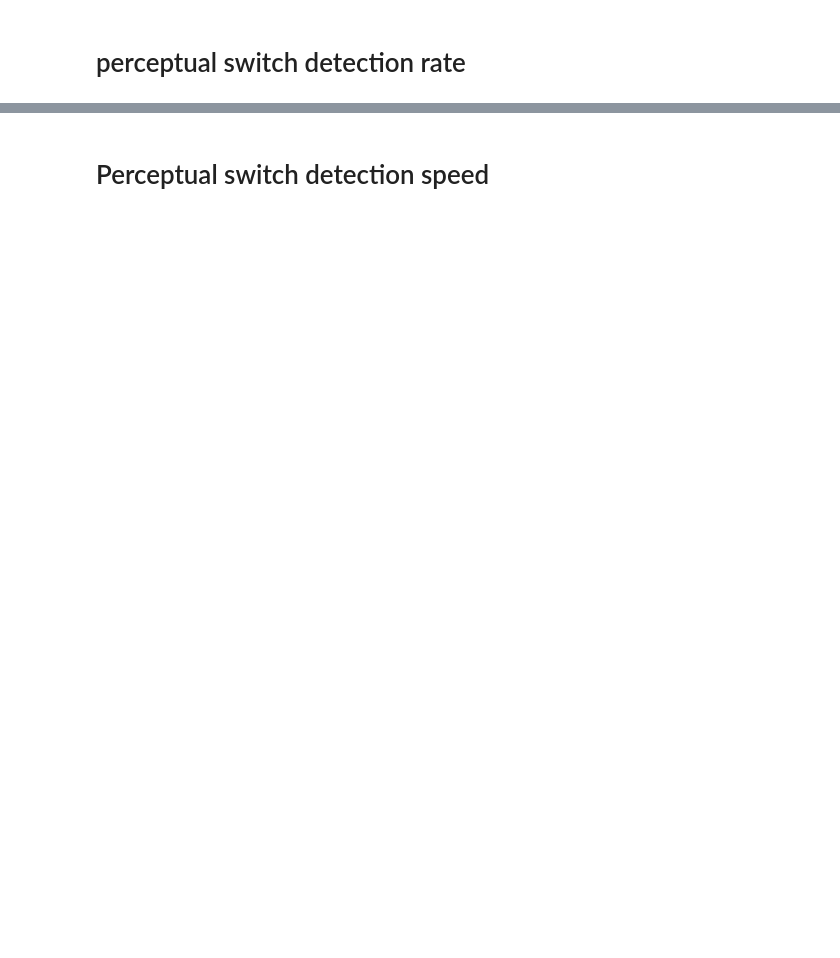
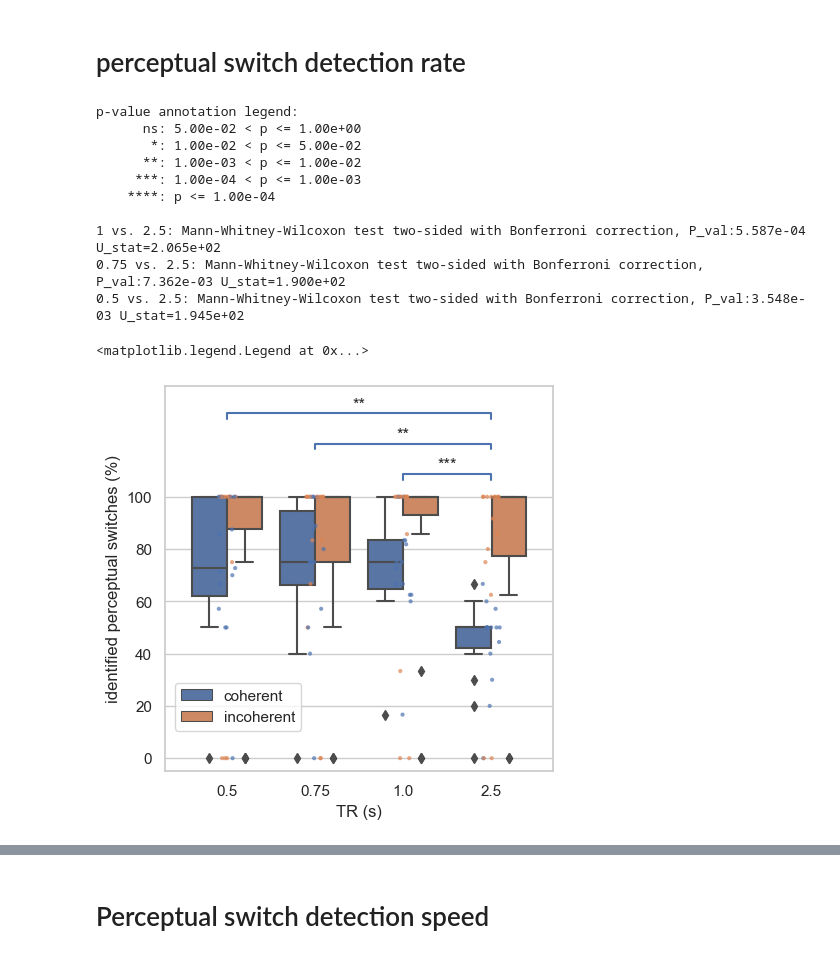
Before and after one commit to CIBIT-UC/vpmbtr, a Jupyter notebook: scripts/step-06_fc.ipynb, the cells around one changed output, grey strips where cells are left out. Drawn from its saved outputs; the diff is of its cells as text; code cells hidden in the pictures; blank space fills up the shorter version.

```diff
--- a/scripts/step-06_fc.ipynb
+++ b/scripts/step-06_fc.ipynb
@@ -329,0 +347,4 @@ for tr_idx,tr in enumerate(tr_list):
+# %%
+# convert n_ps_detected_mt_coherent to percentage
+df['n_ps_detected_mt_coherent_percent'] = df['n_ps_detected_mt_coherent']*100
+df['n_ps_detected_mt_incoherent_percent'] = df['n_ps_detected_mt_incoherent']*100
@@ -329,0 +359,14 @@ for tr_idx,tr in enumerate(tr_list):
+# %%
+# create new dataframe with df['feedback_mt_indexoffirstone_coherent_mean_secs'] and df['feedback_mt_indexoffirstone_incoherent_mean_secs']
+# with a new column named trial type with coeherent and incoherent and the tr as a column
+
+df2 = pd.DataFrame(columns=['subject','tr','run','trial_type','n_ps_detected_mt_percent','feedback_mt_indexoffirstone_mean_secs'])
+
+for ss,subject in enumerate(subject_list):
+
+        for tt,tr in enumerate(tr_list):
+
+            for rr,run in enumerate(run_list):
+
+                df2.loc[len(df2)] = [subject, tr, run, 'coherent',   df.loc[(df['subject']==subject) & (df['tr']==tr) & (df['run']==run),'n_ps_detected_mt_coherent_percent'].values[0], df.loc[(df['subject']==subject) & (df['tr']==tr) & (df['run']==run),'feedback_mt_indexoffirstone_coherent_mean_secs'].values[0]]
+                df2.loc[len(df2)] = [subject, tr, run, 'incoherent', df.loc[(df['subject']==subject) & (df['tr']==tr) & (df['run']==run),'n_ps_detected_mt_incoherent_percent'].values[0], df.loc[(df['subject']==subject) & (df['tr']==tr) & (df['run']==run),'feedback_mt_indexoffirstone_incoherent_mean_secs'].values[0]]
@@ -338,3 +394,41 @@ TR_pairs = list(combinations(TRs, r=2))
+# %%
+# figure - boxplot of feedback_mt_indexoffirstone_incoherent_mean_secs per TR across subjects using seaborn
+fig = plt.figure(figsize=(5,5))
+cmap = sns.color_palette()
+sns.set(style="whitegrid")
+
+# boxplot with coherent and incoherent trials together grouped by tr
+ax = sns.boxplot(x="tr", y="n_ps_detected_mt_percent",
+            hue="trial_type", palette=cmap,
+            data=df2)
+
+# overlay jittered data points
+sns.stripplot(x='tr',y='n_ps_detected_mt_percent',data=df2,hue='trial_type',jitter=True,alpha=0.7,size=3)
+
+ax.set_ylabel('identified perceptual switches (%)')
+ax.set_xlabel('TR (s)')
+ax.set_yticks([0,20,40,60,80,100])
+
+annotator = Annotator(ax, TR_pairs, data=df2[df2['trial_type']=='coherent'], x='tr', y='n_ps_detected_mt_percent', order=TRs)
+annotator.configure(test='Mann-Whitney', text_format='star', loc='inside', verbose=1, comparisons_correction='bonferroni',hide_non_significant=True, line_offset_to_group=10, color=cmap[0])
+annotator.apply_and_annotate()
+
+# set legend to the first two handles and position to y = 8
+handles, labels = ax.get_legend_handles_labels()
+ax.legend(handles[0:2], labels[0:2], title="",loc='upper left', bbox_to_anchor=(0.005, 0.25))
+# %% [output]
+p-value annotation legend:
+      ns: 5.00e-02 < p <= 1.00e+00
+       *: 1.00e-02 < p <= 5.00e-02
+      **: 1.00e-03 < p <= 1.00e-02
+     ***: 1.00e-04 < p <= 1.00e-03
+    ****: p <= 1.00e-04
+
+1 vs. 2.5: Mann-Whitney-Wilcoxon test two-sided with Bonferroni correction, P_val:5.587e-04 U_stat=2.065e+02
+0.75 vs. 2.5: Mann-Whitney-Wilcoxon test two-sided with Bonferroni correction, P_val:7.362e-03 U_stat=1.900e+02
+0.5 vs. 2.5: Mann-Whitney-Wilcoxon test two-sided with Bonferroni correction, P_val:3.548e-03 U_stat=1.945e+02
+<matplotlib.legend.Legend at 0x...>
+[figure, added]
 # %%
 # boxplot of n_ps_detected_mt_coherent per TR across subjects
 #d = df.loc[df['tr']==1,'n_ps_detected_mt_coherent']
```
Also changed, not shown: parts of 12 cells of this notebook.
